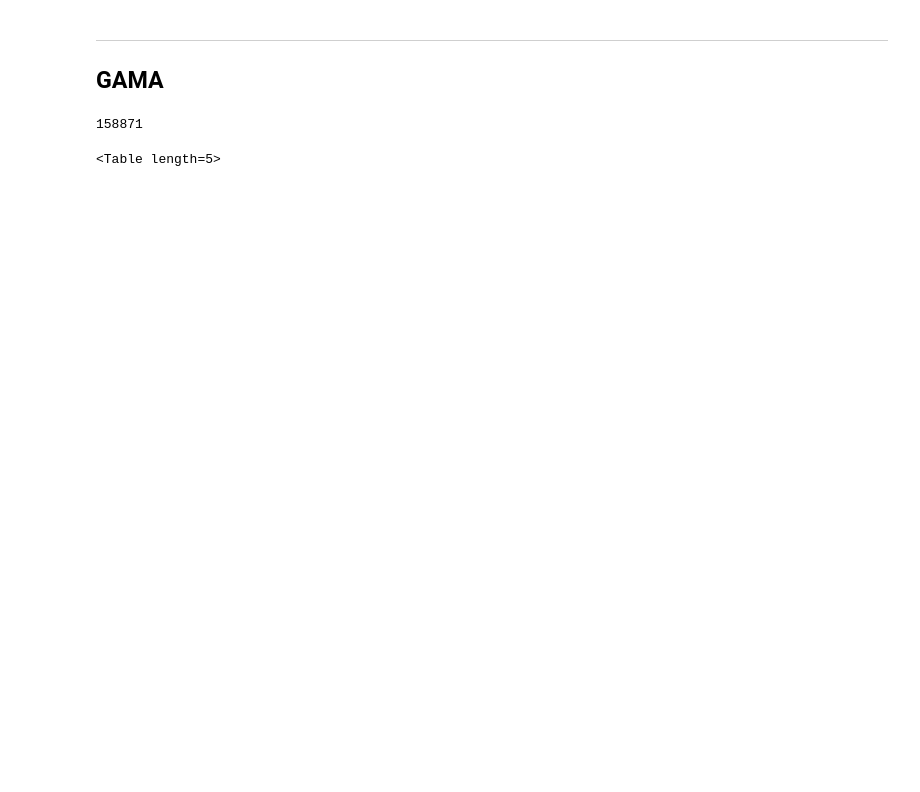
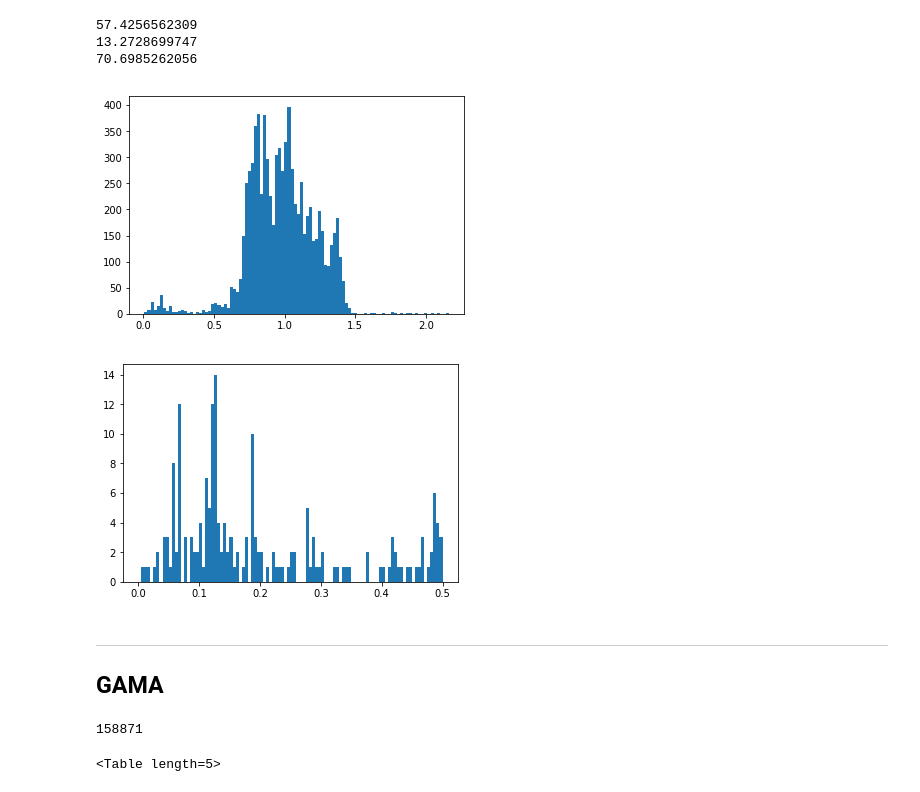
Before and after one commit to rongpu/desi-truth-table, a Jupyter notebook: notebooks/examine_specz_truth_catalogs.ipynb, the cells around one changed output. Saved outputs shown, nothing was run; the diff lists cells and outputs as text; code cells hidden in the pictures; blank space fills up the shorter version.

```diff
--- a/notebooks/examine_specz_truth_catalogs.ipynb
+++ b/notebooks/examine_specz_truth_catalogs.ipynb
@@ -18,3 +37,26 @@ data_dir = '/data/roz18/truth/dr7.1/matched/'
+# %%
+mask = (cat['ZQUALITY']==4) & (cat['ZHELIO']>0)
+print(np.sum(mask)/len(cat)*100)
+
+mask = (cat['ZQUALITY']==3) & (cat['ZHELIO']>0)
+print(np.sum(mask)/len(cat)*100)
+
+mask = (cat['ZQUALITY']>=3) & (cat['ZHELIO']>0)
+print(np.sum(mask)/len(cat)*100)
+# %% [output]
+57.4256562309
+13.2728699747
+70.6985262056
+# %%
+mask = (cat['ZQUALITY']>=3) & (cat['ZHELIO']>0)
+
+plt.hist(cat['ZHELIO'][mask], 100)
+plt.show()
+plt.hist(cat['ZHELIO'][mask], 100, range=(0, 0.5))
+plt.show()
+# %% [output]
+[figure, added]
+[figure, added]
 # %% [markdown]
 -------
 ## GAMA
```
Also changed, not shown: parts of 9 cells of this notebook.
